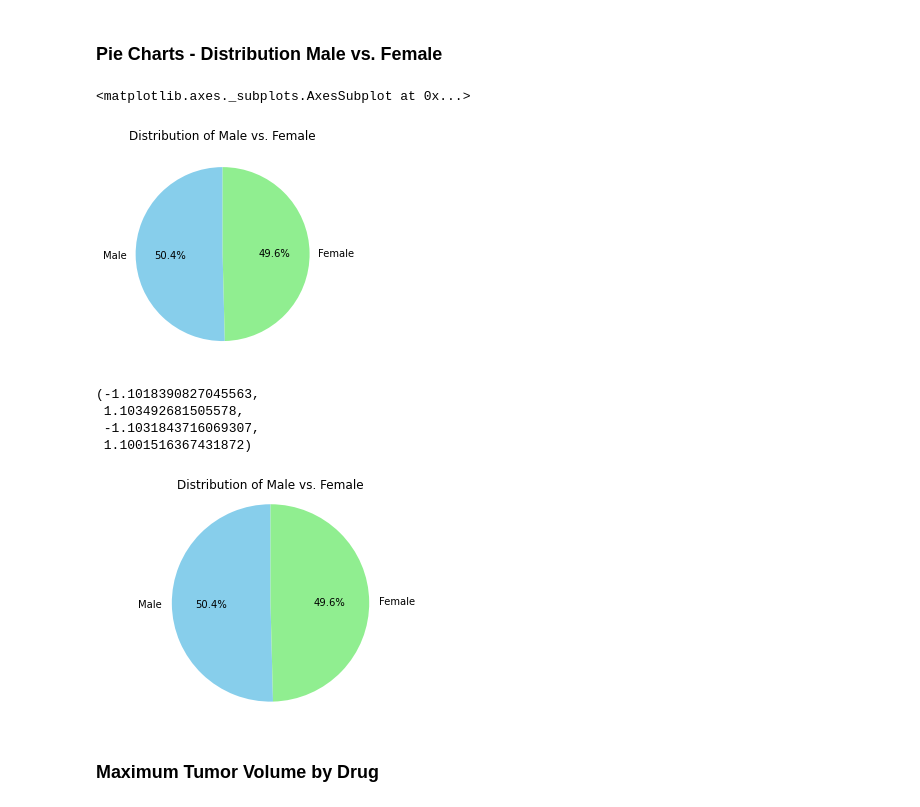
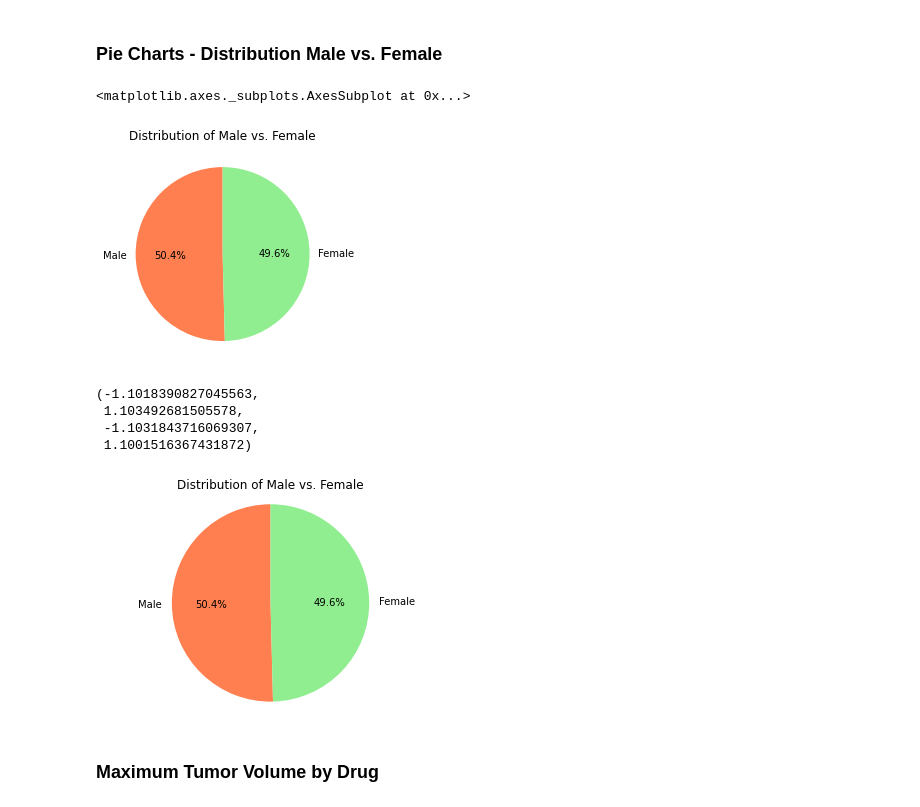
Before and after one commit to HilaryKoerner/PyMaceutical_Matplotlib_Analysis, a Jupyter notebook: Pymaceuticals-Copy7.ipynb, the cells around one changed output. Drawn from its saved outputs; the diff is of its cells as text; code cells hidden in the pictures.

```diff
--- a/Pymaceuticals-Copy7.ipynb
+++ b/Pymaceuticals-Copy7.ipynb
@@ -192,17 +188,17 @@ Name: Sex, dtype: int64
 # %%
 # Pandas Pie Chart: Female vs. Male
 sex_pie = sex_count.plot(kind="pie", title="Distribution of Male vs. Female", autopct="%1.1f%%",
-                         startangle=90, colors = ["skyblue", "lightgreen"])
+                         startangle=90, colors = ["coral", "lightgreen"])
 sex_pie.set_ylabel("")
 sex_pie
 # %% [output]
 <matplotlib.axes._subplots.AxesSubplot at 0x...>
-[figure, old version]
+[figure, new version]
 # %%
 # Pyplot Pie Chart: Female vs. Male
 sex = ["Male", "Female"]
 count = sex_count
-colors = ["skyblue", "lightgreen"]
+colors = ["coral", "lightgreen"]
 
 plt.pie(count, labels=sex, colors = colors, autopct="%1.1f%%", startangle=90)
 plt.title("Distribution of Male vs. Female")
@@ -212,7 +208,7 @@ plt.axis("equal")
  1.103492681505578,
  -1.1031843716069307,
  1.1001516367431872)
-[figure, old version]
+[figure, new version]
 # %% [markdown]
 ### Maximum Tumor Volume by Drug
 # %%
```
Also changed, not shown: parts of 6 cells of this notebook.
